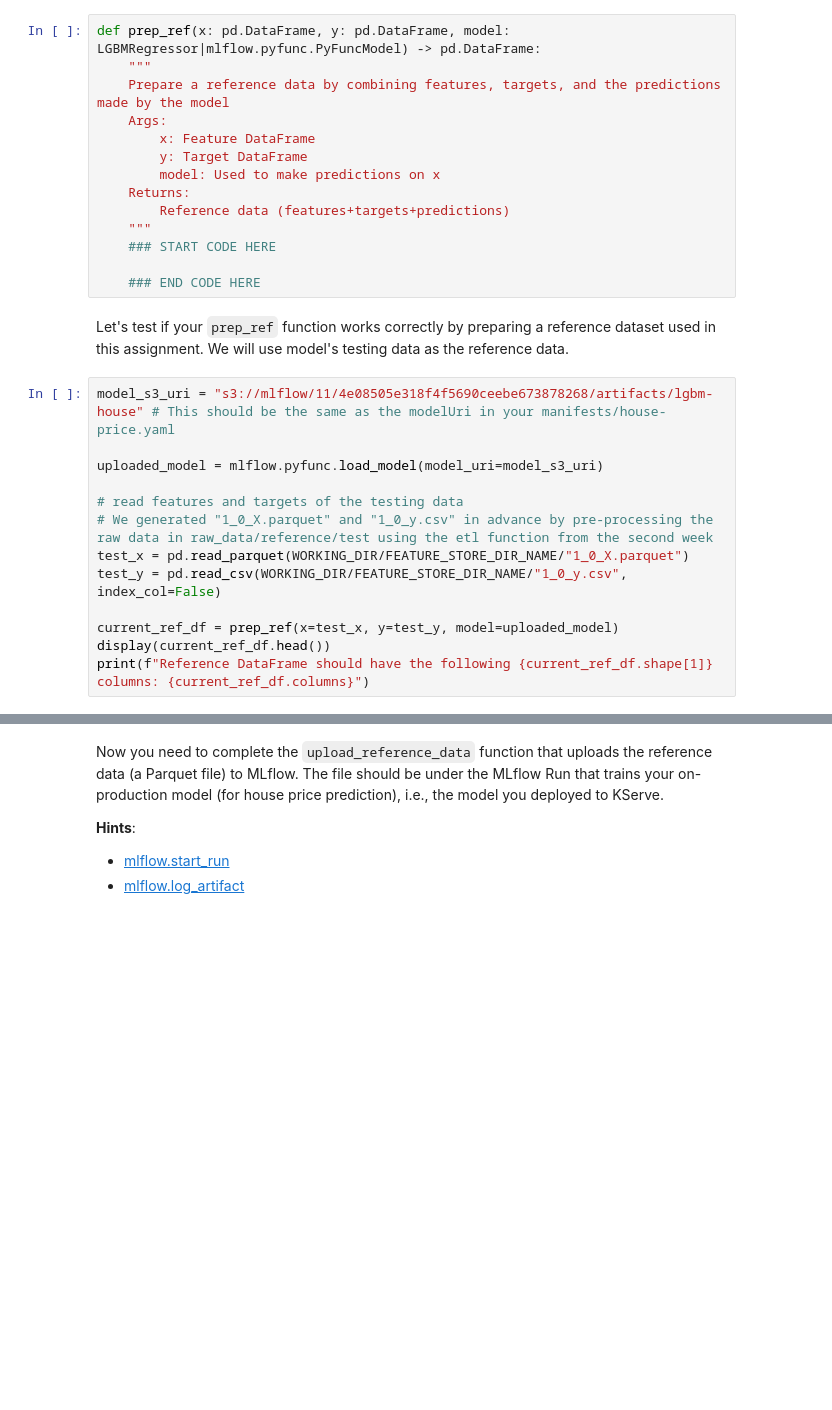
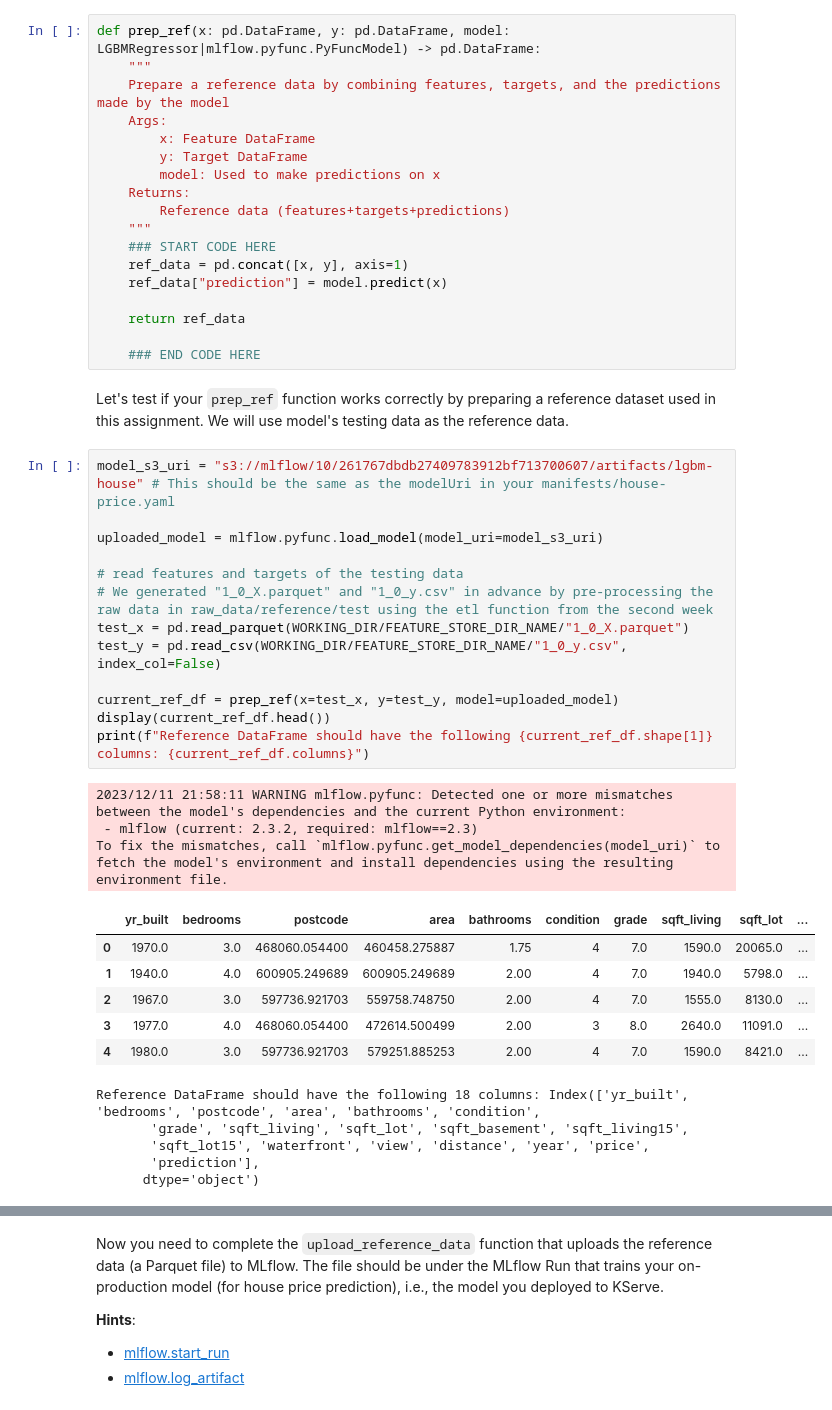
Before and after one commit to ZiHAO-LI-cmd/DATA11008--MLSys, a Jupyter notebook: week6_tutorials_assignments/week6_assignments/week6_assignment.ipynb, the cells around one changed output, grey strips where cells are left out. Cells and saved outputs as stored; diff of their text form; blank space fills up the shorter version.

```diff
--- a/week6_tutorials_assignments/week6_assignments/week6_assignment.ipynb
+++ b/week6_tutorials_assignments/week6_assignments/week6_assignment.ipynb
@@ -333,23 +332,42 @@ def prep_ref(x: pd.DataFrame, y: pd.DataFrame, model: LGBMRegressor|mlflow.pyfun
         Reference data (features+targets+predictions)
     """
     ### START CODE HERE
+    ref_data = pd.concat([x, y], axis=1)
+    ref_data["prediction"] = model.predict(x)
+
+    return ref_data
 
     ### END CODE HERE
 # %% [markdown]
 Let's test if your `prep_ref` function works correctly by preparing a reference dataset used in this assignment. We will use model's testing data as the reference data.
 # %%
-model_s3_uri = "s3://mlflow/11/4e08505e318f4f5690ceebe673878268/artifacts/lgbm-house" # This should be the same as the modelUri in your manifests/house-price.yaml
+model_s3_uri = "s3://mlflow/10/261767dbdb27409783912bf713700607/artifacts/lgbm-house" # This should be the same as the modelUri in your manifests/house-price.yaml
 
 uploaded_model = mlflow.pyfunc.load_model(model_uri=model_s3_uri)
 
 # read features and targets of the testing data
 # We generated "1_0_X.parquet" and "1_0_y.csv" in advance by pre-processing the raw data in raw_data/reference/test using the etl function from the second week
 test_x = pd.read_parquet(WORKING_DIR/FEATURE_STORE_DIR_NAME/"1_0_X.parquet")
 test_y = pd.read_csv(WORKING_DIR/FEATURE_STORE_DIR_NAME/"1_0_y.csv", index_col=False)
 
 current_ref_df = prep_ref(x=test_x, y=test_y, model=uploaded_model)
 display(current_ref_df.head())
 print(f"Reference DataFrame should have the following {current_ref_df.shape[1]} columns: {current_ref_df.columns}")
+# %% [output]
+2023/12/11 21:58:11 WARNING mlflow.pyfunc: Detected one or more mismatches between the model's dependencies and the current Python environment:
+ - mlflow (current: 2.3.2, required: mlflow==2.3)
+To fix the mismatches, call `mlflow.pyfunc.get_model_dependencies(model_uri)` to fetch the model's environment and install dependencies using the resulting environment file.
+|  | yr_built | bedrooms | postcode | area | bathrooms | condition | grade | sqft_living | sqft_lot | ... |
+| 0 | 1970.0 | 3.0 | 468060.054400 | 460458.275887 | 1.75 | 4 | 7.0 | 1590.0 | 20065.0 | ... |
+| 1 | 1940.0 | 4.0 | 600905.249689 | 600905.249689 | 2.00 | 4 | 7.0 | 1940.0 | 5798.0 | ... |
+| 2 | 1967.0 | 3.0 | 597736.921703 | 559758.748750 | 2.00 | 4 | 7.0 | 1555.0 | 8130.0 | ... |
+| 3 | 1977.0 | 4.0 | 468060.054400 | 472614.500499 | 2.00 | 3 | 8.0 | 2640.0 | 11091.0 | ... |
+| 4 | 1980.0 | 3.0 | 597736.921703 | 579251.885253 | 2.00 | 4 | 7.0 | 1590.0 | 8421.0 | ... |
+Reference DataFrame should have the following 18 columns: Index(['yr_built', 'bedrooms', 'postcode', 'area', 'bathrooms', 'condition',
+       'grade', 'sqft_living', 'sqft_lot', 'sqft_basement', 'sqft_living15',
+       'sqft_lot15', 'waterfront', 'view', 'distance', 'year', 'price',
+       'prediction'],
+      dtype='object')
 # %% [markdown]
 Expected output:
 
```
Also changed, not shown: parts of 37 cells of this notebook, 12 other files.
